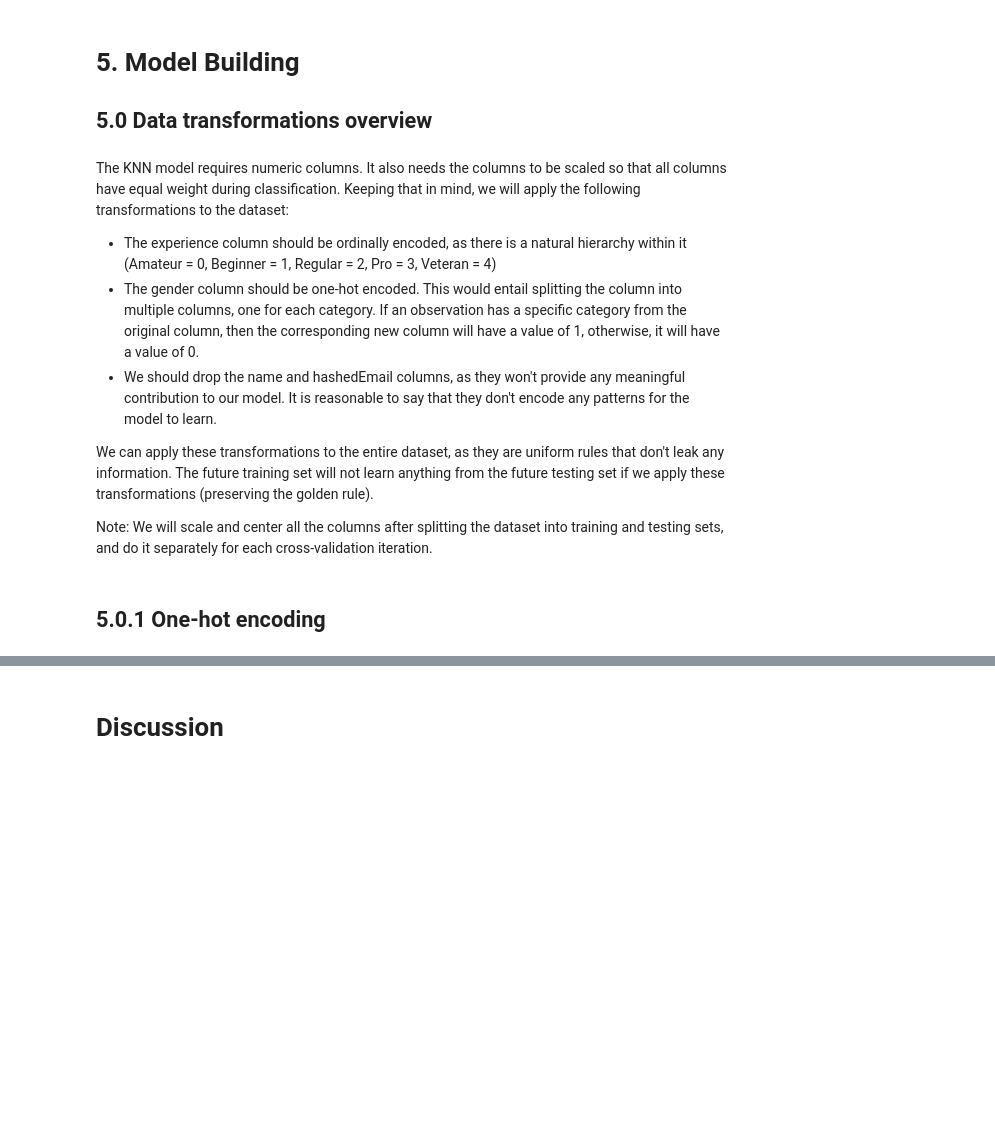
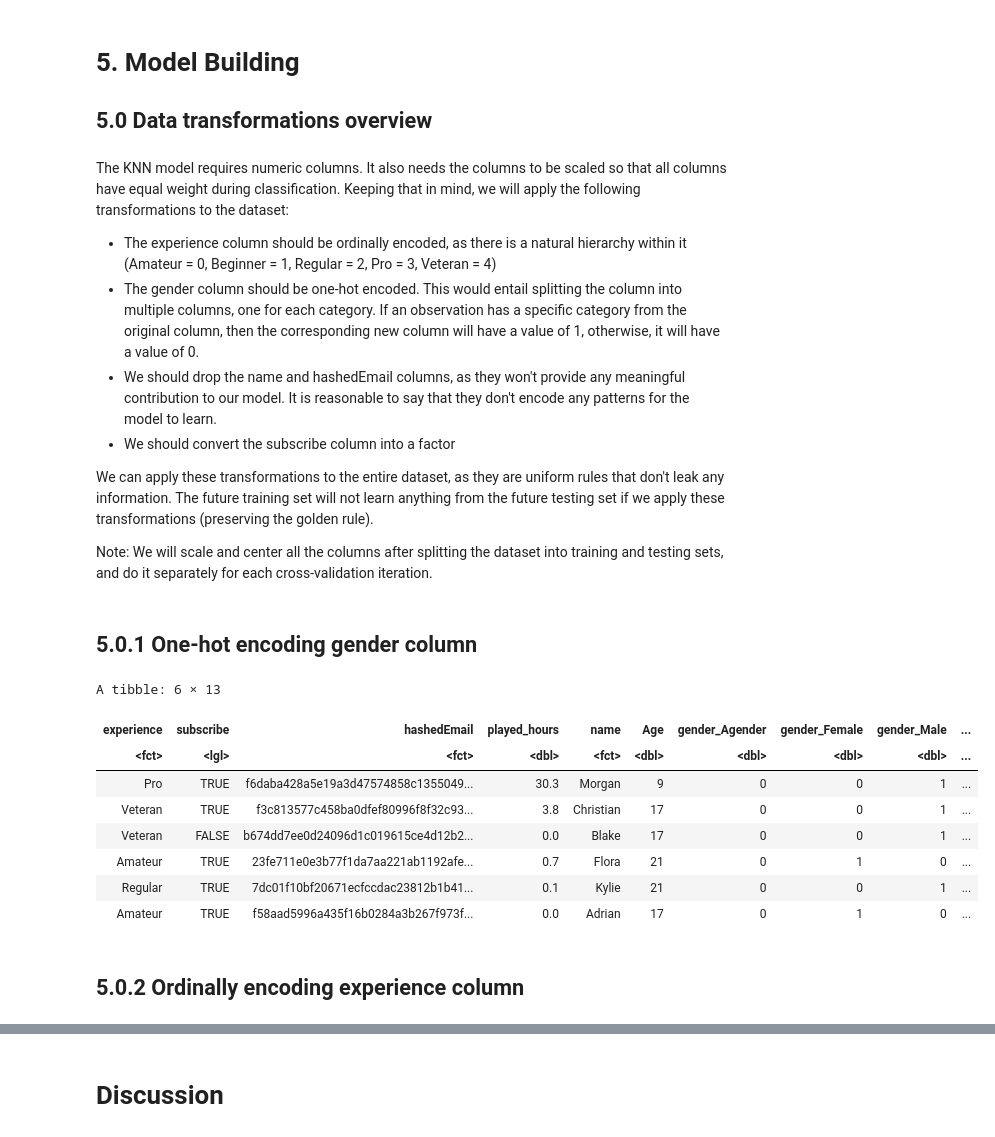
Before and after one commit to yuguogm/dsci_100_final_project, a Jupyter notebook: Final_report.ipynb, the cells around one changed output, grey strips where cells are left out. Cells and saved outputs as stored; diff of their text form; code cells hidden in the pictures; blank space fills up the shorter version.

```diff
--- a/Final_report.ipynb
+++ b/Final_report.ipynb
@@ -65,5 +82,5 @@ library(tidyverse)
 # %%
-url <- "https://raw.githubusercontent.com/yuguogm/dsci_100_final_project/refs/heads/main/players%20(1).csv?token=GHSAT0AAAAAADQKZUD3H24MQDTTPGKQOGD22JQ223A"
+url <- "players (1).csv"
 players <- read_csv(url)
 head(players)
 # %% [output]
@@ -264,9 +298,30 @@ The KNN model requires numeric columns. It also needs the columns to be scaled s
 - The experience column should be ordinally encoded, as there is a natural hierarchy within it (Amateur = 0, Beginner = 1, Regular = 2, Pro = 3, Veteran = 4)
 - The gender column should be one-hot encoded. This would entail splitting the column into multiple columns, one for each category. If an observation has a specific category from the original column, then the corresponding new column will have a value of 1, otherwise, it will have a value of 0.
 - We should drop the name and hashedEmail columns, as they won't provide any meaningful contribution to our model. It is reasonable to say that they don't encode any patterns for the model to learn.
+- We should convert the subscribe column into a factor
 
 We can apply these transformations to the entire dataset, as they are uniform rules that don't leak any information. The future training set will not learn anything from the future testing set if we apply these transformations (preserving the golden rule).
 
 Note: We will scale and center all the columns after splitting the dataset into training and testing sets, and do it separately for each cross-validation iteration.
 # %% [markdown]
-## 5.0.1 One-hot encoding
+## 5.0.1 One-hot encoding gender column
+# %%
+one_hot_recipe <- recipe(~ ., data = players) |>
+                  step_dummy(gender, one_hot = TRUE)
+
+processing_players <- prep(one_hot_recipe) |>
+                   bake(new_data = NULL)
+
+head(processing_players)
+# %% [output]
+A tibble: 6 × 13
+| experience | subscribe | hashedEmail | played_hours | name | Age | gender_Agender | gender_Female | gender_Male | ... |
+| <fct> | <lgl> | <fct> | <dbl> | <fct> | <dbl> | <dbl> | <dbl> | <dbl> | ... |
+| Pro | TRUE | f6daba428a5e19a3d47574858c1355049... | 30.3 | Morgan | 9 | 0 | 0 | 1 | ... |
+| Veteran | TRUE | f3c813577c458ba0dfef80996f8f32c93... | 3.8 | Christian | 17 | 0 | 0 | 1 | ... |
+| Veteran | FALSE | b674dd7ee0d24096d1c019615ce4d12b2... | 0.0 | Blake | 17 | 0 | 0 | 1 | ... |
+| Amateur | TRUE | 23fe711e0e3b77f1da7aa221ab1192afe... | 0.7 | Flora | 21 | 0 | 1 | 0 | ... |
+| Regular | TRUE | 7dc01f10bf20671ecfccdac23812b1b41... | 0.1 | Kylie | 21 | 0 | 0 | 1 | ... |
+| Amateur | TRUE | f58aad5996a435f16b0284a3b267f973f... | 0.0 | Adrian | 17 | 0 | 1 | 0 | ... |
+# %% [markdown]
+## 5.0.2 Ordinally encoding experience column
```
Also changed, not shown: parts of 24 cells of this notebook.
